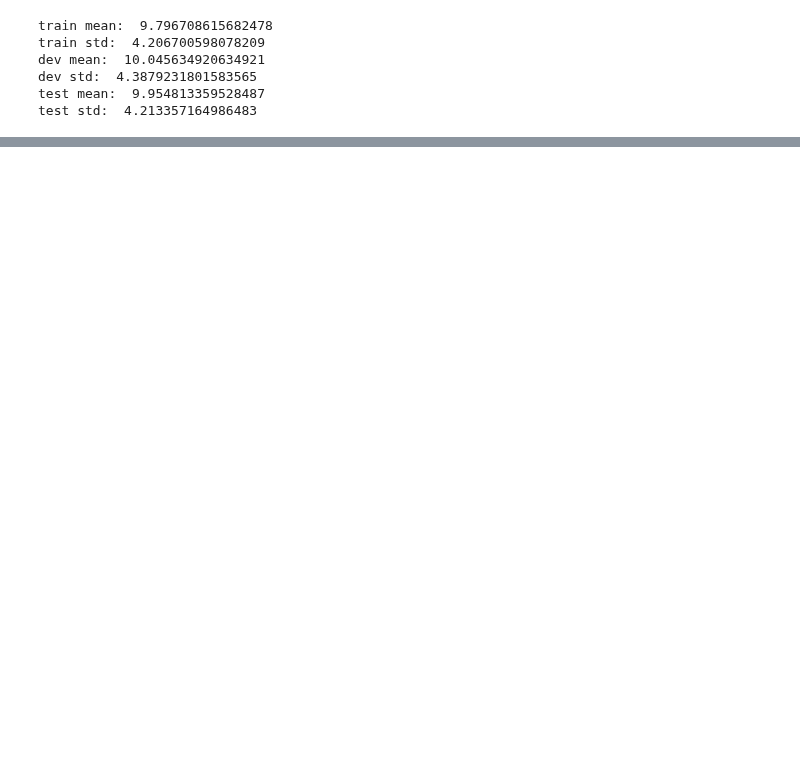
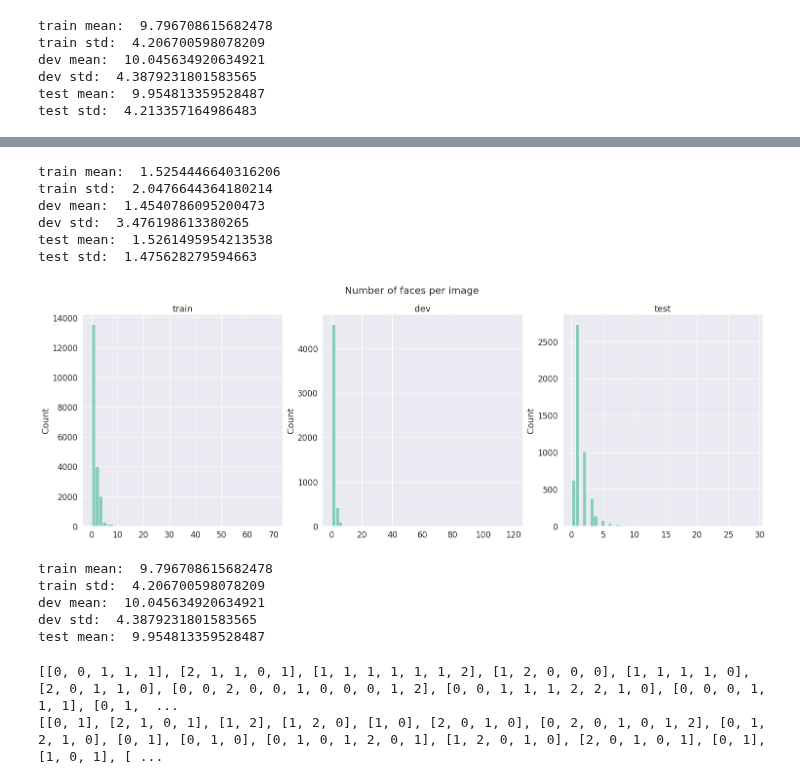
Before and after one commit to saeedzou/Multi-modal-Sentiment-Analysis-on-MSCTD-Dataset, a Jupyter notebook: data.ipynb, the cells around one changed output, grey strips where cells are left out. Cells and saved outputs as stored; diff of their text form; code cells hidden in the pictures; blank space fills up the shorter version.

Commit message:
Update data.ipynb
Add MTCNN for face detection; Add sentiment change pattern

```diff
--- a/data.ipynb
+++ b/data.ipynb
@@ -109,10 +152,9 @@ class MSCTD(Dataset):
 # %%
 # create a transform for image that converts the uint8 tensor to float32 and devides by 255
 image_transform = torchvision.transforms.Compose([
-    torchvision.transforms.Resize((224, 224)),
-    torchvision.transforms.Lambda(lambda x: x.float()),
-    torchvision.transforms.Lambda(lambda x: x/255)
+    torchvision.transforms.Resize((640, 1280)),
+    torchvision.transforms.Lambda(lambda x: x.permute(1, 2, 0))
 ])
-MSCTD_train = MSCTD(root='data', split='train', image_transform=image_transform)
-MSCTD_dev = MSCTD(root='data', split='dev', image_transform=image_transform)
-MSCTD_test = MSCTD(root='data', split='test', image_transform=image_transform)
+MSCTD_train = MSCTD(root='.', split='train', image_transform=image_transform)
+MSCTD_dev = MSCTD(root='.', split='dev', image_transform=image_transform)
+MSCTD_test = MSCTD(root='.', split='test', image_transform=image_transform)
@@ -261,0 +241,5 @@ with torch.no_grad():
+# %%
+batch_size = 32
+train_loader = DataLoader(MSCTD_train, batch_size=batch_size, shuffle=False)
+dev_loader = DataLoader(MSCTD_dev, batch_size=batch_size, shuffle=False)
+test_loader = DataLoader(MSCTD_test, batch_size=batch_size, shuffle=False)
@@ -261,0 +298,47 @@ with torch.no_grad():
+# %%
+train_faces_per_img = [item for sublist in train_faces_per_img for item in sublist]
+dev_faces_per_img = [item for sublist in dev_faces_per_img for item in sublist]
+test_faces_per_img = [item for sublist in test_faces_per_img for item in sublist]
+print('train mean: ', np.mean(train_faces_per_img))
+print('train std: ', np.std(train_faces_per_img))
+print('dev mean: ', np.mean(dev_faces_per_img))
+print('dev std: ', np.std(dev_faces_per_img))
+print('test mean: ', np.mean(test_faces_per_img))
+print('test std: ', np.std(test_faces_per_img))
+# %% [output]
+train mean:  1.5254446640316206
+train std:  2.0476644364180214
+dev mean:  1.4540786095200473
+dev std:  3.476198613380265
+test mean:  1.5261495954213538
+test std:  1.475628279594663
+# %%
+# plot the distribution of the number of faces per image
+fig, ax = plt.subplots(1, 3, figsize=(25, 8))
+bins = 50
+fig.suptitle('Number of faces per image', fontsize=20)
+sns.histplot(train_faces_per_img, ax=ax[0], bins=bins)
+ax[0].set_title('train')
+sns.histplot(dev_faces_per_img, ax=ax[1], bins=bins)
+ax[1].set_title('dev')
+sns.histplot(test_faces_per_img, ax=ax[2], bins=bins)
+ax[2].set_title('test')
+plt.show()
+# %% [output]
+[figure, added]
+# %%
+# what is the average length of the conversation
+train_conv_len = [len(i) for i in MSCTD_train.image_index]
+dev_conv_len = [len(i) for i in MSCTD_dev.image_index]
+test_conv_len = [len(i) for i in MSCTD_test.image_index]
+print('train mean: ', np.mean(train_conv_len))
+print('train std: ', np.std(train_conv_len))
+print('dev mean: ', np.mean(dev_conv_len))
+print('dev std: ', np.std(dev_conv_len))
+print('test mean: ', np.mean(test_conv_len))
+# %% [output]
+train mean:  9.796708615682478
+train std:  4.206700598078209
+dev mean:  10.045634920634921
+dev std:  4.3879231801583565
+test mean:  9.954813359528487
@@ -261,0 +369,6 @@ with torch.no_grad():
+# %%
+print(train_sentiment)
+print(train_change)
+# %% [output]
+[[0, 0, 1, 1, 1], [2, 1, 1, 0, 1], [1, 1, 1, 1, 1, 1, 2], [1, 2, 0, 0, 0], [1, 1, 1, 1, 0], [2, 0, 1, 1, 0], [0, 0, 2, 0, 0, 1, 0, 0, 0, 1, 2], [0, 0, 1, 1, 1, 2, 2, 1, 0], [0, 0, 0, 1, 1, 1], [0, 1,  ...
+[[0, 1], [2, 1, 0, 1], [1, 2], [1, 2, 0], [1, 0], [2, 0, 1, 0], [0, 2, 0, 1, 0, 1, 2], [0, 1, 2, 1, 0], [0, 1], [0, 1, 0], [0, 1, 0, 1, 2, 0, 1], [1, 2, 0, 1, 0], [2, 0, 1, 0, 1], [0, 1], [1, 0, 1], [ ...
```
Also changed, not shown: parts of 12 cells of this notebook.
